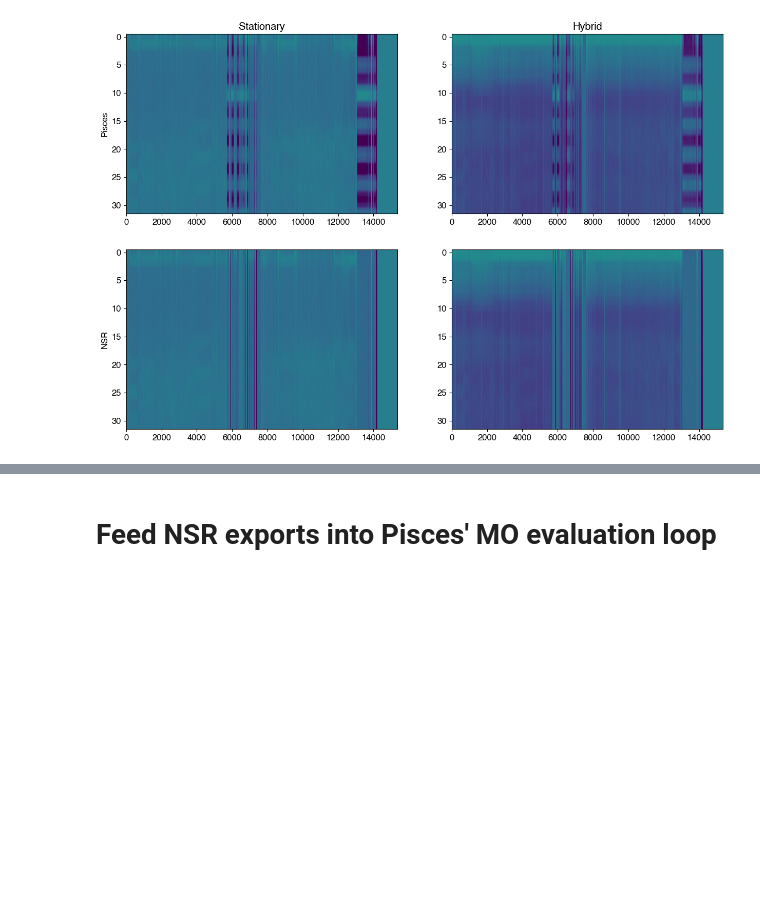
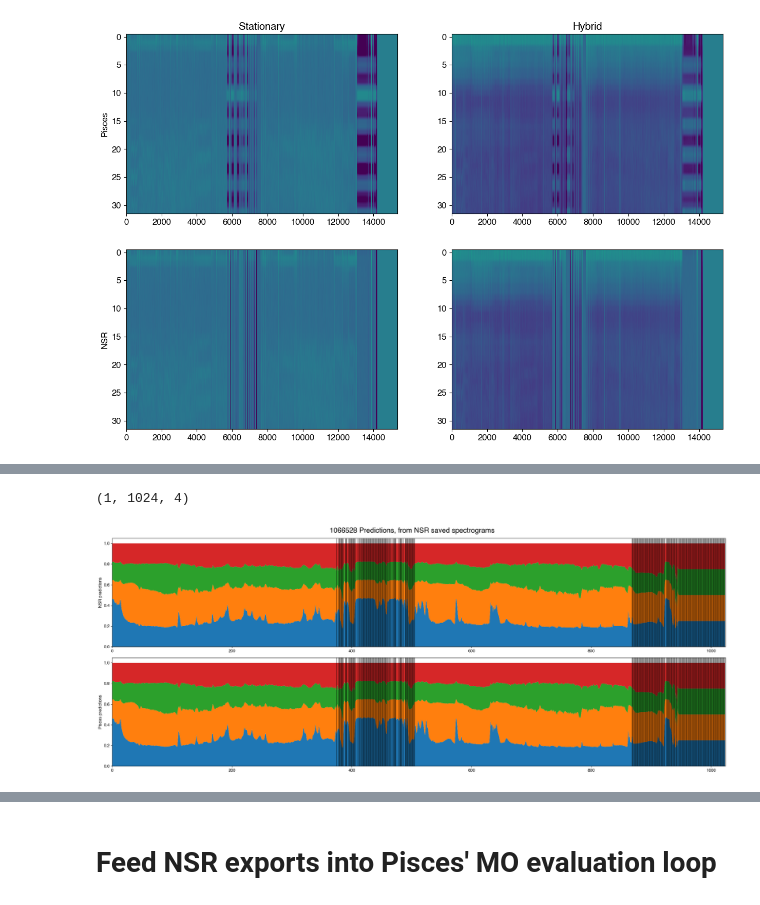
Before and after one commit to Arcascope/pisces, a Jupyter notebook: analyses/NHRC/02_lr_finetuning_evaluation.ipynb, the cells around one changed output, grey strips where cells are left out. Saved outputs shown, nothing was run; the diff lists cells and outputs as text; code cells hidden in the pictures; blank space fills up the shorter version.

```diff
--- a/analyses/NHRC/02_lr_finetuning_evaluation.ipynb
+++ b/analyses/NHRC/02_lr_finetuning_evaluation.ipynb
@@ -181,3 +181,8 @@ print(keys)
 # %%
 nsr_stationary = np.array([specgram_data['stationary'][subject_id] for subject_id in keys])
 nsr_hybrid = np.array([specgram_data['hybrid'][subject_id] for subject_id in keys])
+# %%
+rec_0_input = np.load('/Users/eric/Engineering/Work/pisces/data_sets/first_record_inputs.npy', allow_pickle=True)
+rec_0_input_spec = rec_0_input[0, :, :, 0]
+rec_0_pred = np.load('/Users/eric/Engineering/Work/pisces/data_sets/first_record_preds.npy', allow_pickle=True)
+rec_0_psg = np.load("/Users/eric/Engineering/Work/pisces/data_sets/first_record_psg.npy", allow_pickle=True)
@@ -185,7 +194,7 @@ nsr_hybrid = np.array([specgram_data['hybrid'][subject_id] for subject_id in key
 fig, ax = plt.subplots(2, 2, figsize=(15, 10))
 datas = [
     [stationary_data_bundle.spectrogram[0], hybrid_data_bundle.spectrogram[0]],
-    [nsr_stationary[0], nsr_hybrid[0]]
+    [rec_0_input, nsr_hybrid[0]]
 ]
 
 
@@ -197,3 +206,9 @@ for row in range(2):
     ax[row][0].set_ylabel(['Pisces', 'NSR'][row])
 # %% [output]
 [figure]
+# %%
+from pisces.models import load_saved_keras
+
+mo = load_saved_keras()
+
+nsr_2_pisces_pred = mo.predict(rec_0_input)
@@ -199,0 +217,27 @@ for row in range(2):
+# %%
+nsr_2_pisces_pred.shape
+# %% [output]
+(1, 1024, 4)
+# %%
+from scipy.special import softmax
+fig, axes = plt.subplots(2, 1, figsize=(25, 10))
+
+softmax_nsr = softmax(rec_0_pred, axis=-1).T
+softmax_pisces = softmax(nsr_2_pisces_pred[0], axis=-1).T
+
+axes[0].stackplot(range(1024), softmax_nsr)
+axes[0].set_ylabel("NSR predictions")
+axes[1].stackplot(range(1024), softmax_pisces)
+axes[1].set_ylabel("Pisces predictions")
+fig.suptitle(f"{walch_keys[0]} Predictions, from NSR saved spectrograms", fontsize=20)
+fig.tight_layout()
+
+masks = stationary_data_bundle.sample_weights[0] == 0
+mask_times = np.where(masks)[0]
+
+for ax in axes:
+    ax.set_xlim(0, 1024)
+    for mask_time in mask_times:
+        ax.axvline(mask_time, color='black', alpha=0.5)
+# %% [output]
+[figure, added]
```
Also changed, not shown: parts of 23 cells of this notebook, 4 other files.
